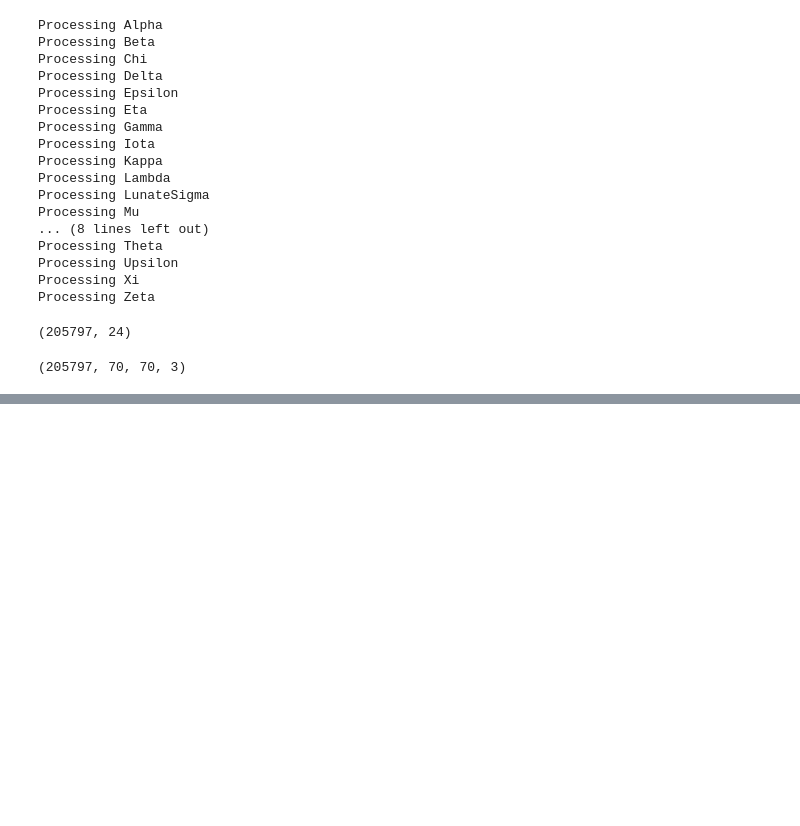
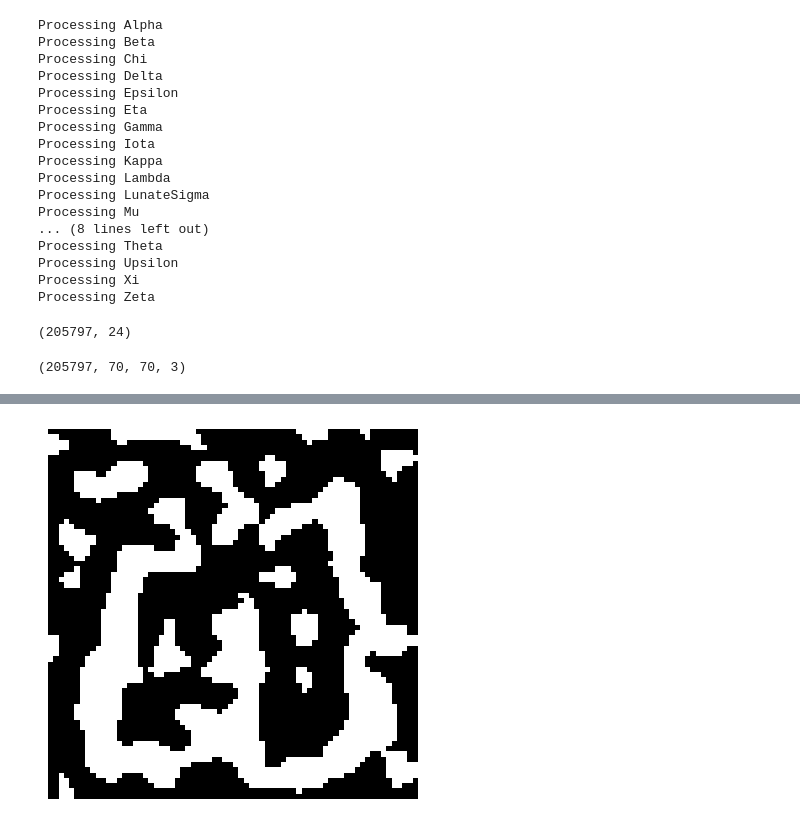
Before and after one commit to Wishmitha/Vesuvius, a Jupyter notebook: alpub_autoencoder/alpub_image_processor.ipynb, the cells around one changed output, grey strips where cells are left out. Saved outputs shown, nothing was run; the diff lists cells and outputs as text; code cells hidden in the pictures; blank space fills up the shorter version.

```diff
--- a/alpub_autoencoder/alpub_image_processor.ipynb
+++ b/alpub_autoencoder/alpub_image_processor.ipynb
@@ -86,0 +82,14 @@ plt.show()
+# %%
+# Apply adaptive thresholding
+
+# Set the blockSize and C parameters as per your requirements
+adapt_thresholded_image = cv2.adaptiveThreshold(image, 255, cv2.ADAPTIVE_THRESH_MEAN_C, cv2.THRESH_BINARY, blockSize=11, C=2)
+
+adapt_thresholded_image = cv2.bitwise_not(adapt_thresholded_image)
+
+# Display the thresholded image
+plt.imshow(adapt_thresholded_image, cmap="gray")
+plt.axis("off")
+plt.show()
+# %% [output]
+[figure, added]
```
Also changed, not shown: parts of 11 cells of this notebook.
